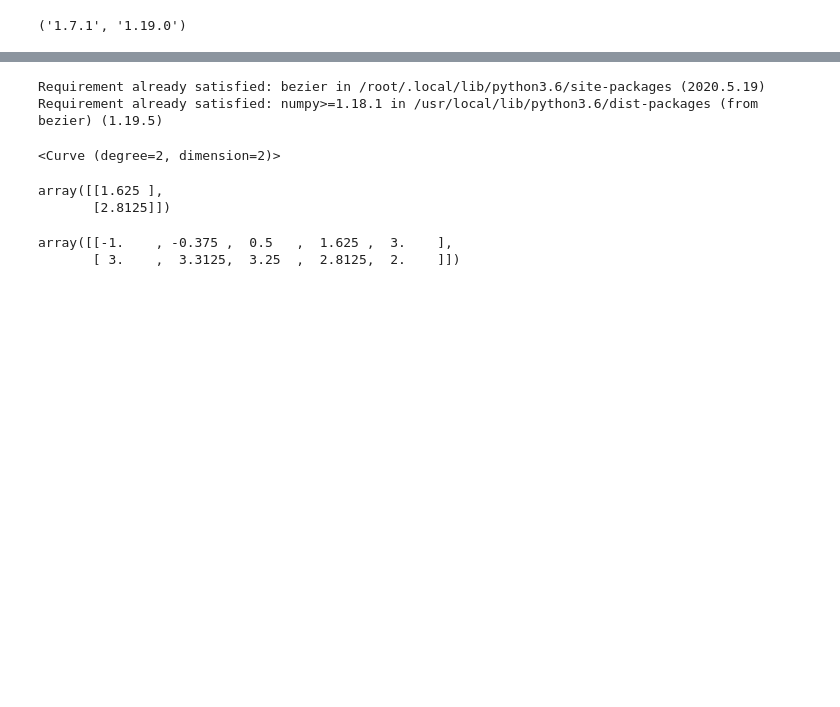
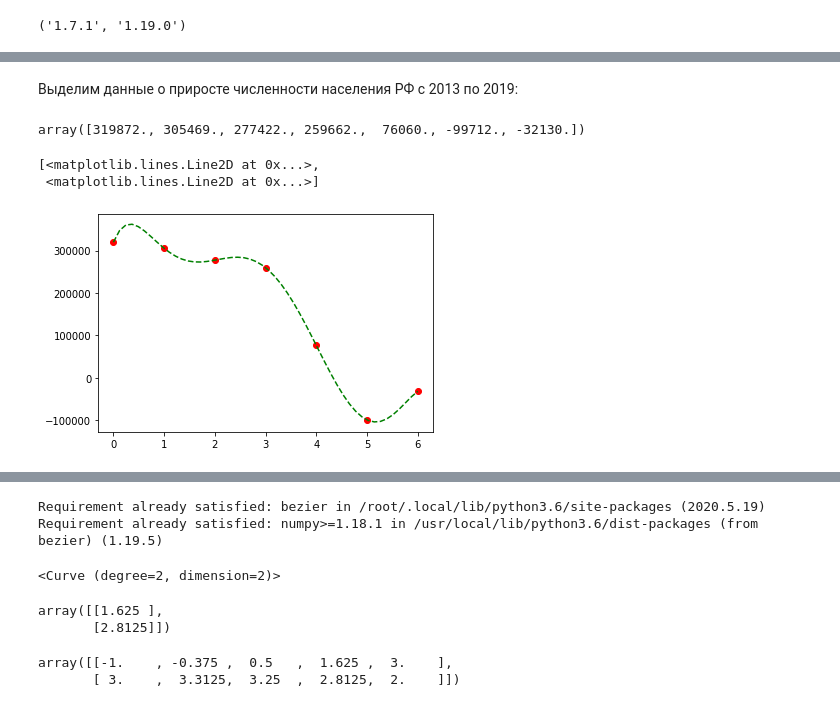
Before and after one commit to GalinaZh/Appl_alg2021, a Jupyter notebook: Applied_Alg_sem_6_Interpolation.ipynb, the cells around one changed output, grey strips where cells are left out. Cells and saved outputs as stored; diff of their text form; code cells hidden in the pictures; blank space fills up the shorter version.

```diff
--- a/Applied_Alg_sem_6_Interpolation.ipynb
+++ b/Applied_Alg_sem_6_Interpolation.ipynb
@@ -507,0 +149,14 @@ https://bezier.readthedocs.io/en/stable/python/reference/bezier.curve.html
+# %% [markdown]
+Выделим данные о приросте численности населения РФ с 2013 по 2019:
+# %%
+Y1 = rexcel.values[0,1:]
+display(Y1)
+X1 = [k for k in range(len(Y1))]
+poly1 = lagrange(X1, Y1)
+X1ls = np.linspace(X1[0], X1[-1])
+plt.plot(X1, Y1, 'ro', X1ls, poly1(X1ls), 'g--')
+# %% [output]
+array([319872., 305469., 277422., 259662.,  76060., -99712., -32130.])
+[<matplotlib.lines.Line2D at 0x...>,
+ <matplotlib.lines.Line2D at 0x...>]
+[figure, added]
```
Also changed, not shown: parts of 61 cells of this notebook.
